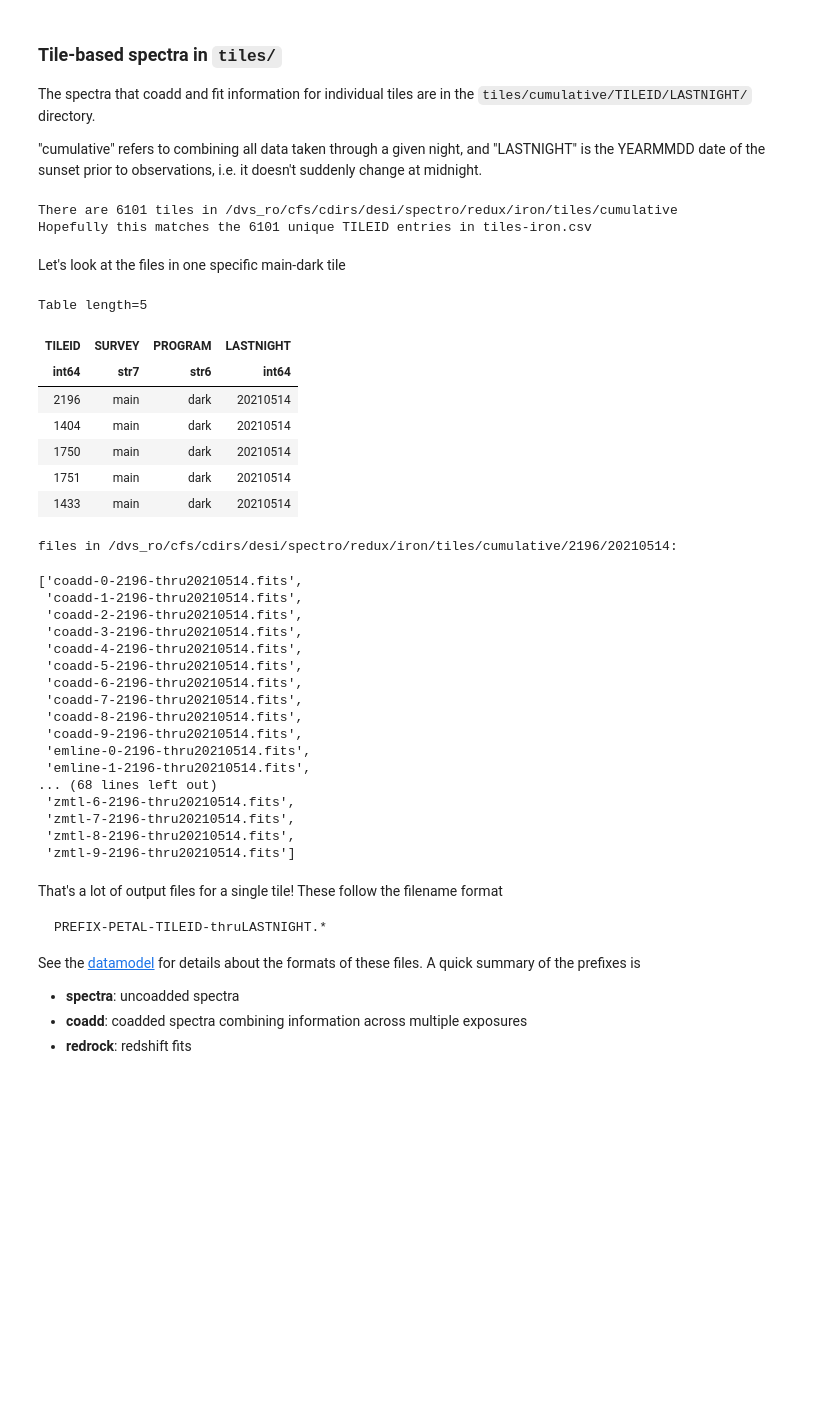
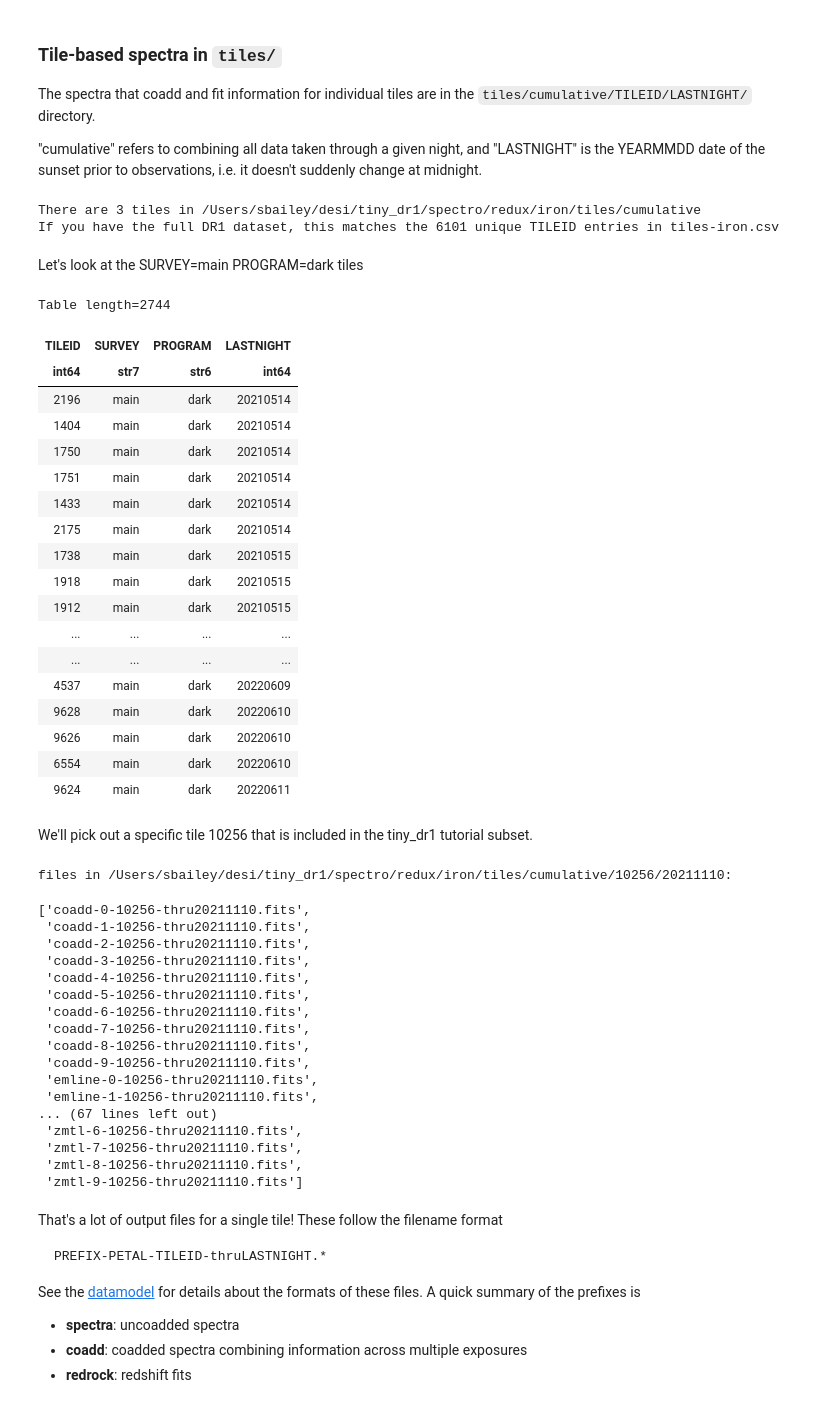
Before and after one commit to desihub/tutorials, a Jupyter notebook: 01_getting_started/03_DataOrganization.ipynb, the cells around one changed output. Drawn from its saved outputs; the diff is of its cells as text; code cells hidden in the pictures; blank space fills up the shorter version.

````diff
--- a/01_getting_started/03_DataOrganization.ipynb
+++ b/01_getting_started/03_DataOrganization.ipynb
@@ -207,49 +184,64 @@ tiles_dir = f'{specprod_dir}/tiles/cumulative'
 ntiles_in_dir = len(os.listdir(tiles_dir))
 ntiles_in_table = len(np.unique(tiles_table['TILEID']))
 print(f'There are {ntiles_in_dir} tiles in {tiles_dir}')
-print(f'Hopefully this matches the {ntiles_in_table} unique TILEID entries in {os.path.basename(tiles_file)}')
+print(f'If you have the full DR1 dataset, this matches the {ntiles_in_table} unique TILEID entries in {os.path.basename(tiles_file)}')
 # %% [output]
-There are 6101 tiles in /dvs_ro/cfs/cdirs/desi/spectro/redux/iron/tiles/cumulative
-Hopefully this matches the 6101 unique TILEID entries in tiles-iron.csv
+There are 3 tiles in /Users/sbailey/desi/tiny_dr1/spectro/redux/iron/tiles/cumulative
+If you have the full DR1 dataset, this matches the 6101 unique TILEID entries in tiles-iron.csv
 # %% [markdown]
-Let's look at the files in one specific main-dark tile
+Let's look at the SURVEY=main PROGRAM=dark tiles
 # %%
 is_main_dark = (tiles_table['SURVEY']=='main') & (tiles_table['PROGRAM']=='dark')
-tiles_table['TILEID', 'SURVEY', 'PROGRAM', 'LASTNIGHT'][is_main_dark][0:5]
+tiles_table['TILEID', 'SURVEY', 'PROGRAM', 'LASTNIGHT'][is_main_dark]
 # %% [output]
-Table length=5
+Table length=2744
 | TILEID | SURVEY | PROGRAM | LASTNIGHT |
 | int64 | str7 | str6 | int64 |
 | 2196 | main | dark | 20210514 |
 | 1404 | main | dark | 20210514 |
 | 1750 | main | dark | 20210514 |
 | 1751 | main | dark | 20210514 |
 | 1433 | main | dark | 20210514 |
+| 2175 | main | dark | 20210514 |
+| 1738 | main | dark | 20210515 |
+| 1918 | main | dark | 20210515 |
+| 1912 | main | dark | 20210515 |
+| ... | ... | ... | ... |
+| ... | ... | ... | ... |
+| 4537 | main | dark | 20220609 |
+| 9628 | main | dark | 20220610 |
+| 9626 | main | dark | 20220610 |
+| 6554 | main | dark | 20220610 |
+| 9624 | main | dark | 20220611 |
+# %% [markdown]
+We'll pick out a specific tile 10256 that is included in the tiny_dr1 tutorial subset.
 # %%
-tileid = tiles_table['TILEID'][is_main_dark][0]
-lastnight = tiles_table['LASTNIGHT'][is_main_dark][0]
+tileid = 10256
+i = np.where(tiles_table['TILEID'] == tileid)[0][0]
+
+lastnight = tiles_table['LASTNIGHT'][i]
 tile_dir = f'{specprod_dir}/tiles/cumulative/{tileid}/{lastnight}'
 print(f'files in {tile_dir}:')
 sorted(os.listdir(tile_dir))
 # %% [output]
-files in /dvs_ro/cfs/cdirs/desi/spectro/redux/iron/tiles/cumulative/2196/20210514:
+files in /Users/sbailey/desi/tiny_dr1/spectro/redux/iron/tiles/cumulative/10256/20211110:
-['coadd-0-2196-thru20210514.fits',
- 'coadd-1-2196-thru20210514.fits',
- 'coadd-2-2196-thru20210514.fits',
- 'coadd-3-2196-thru20210514.fits',
- 'coadd-4-2196-thru20210514.fits',
- 'coadd-5-2196-thru20210514.fits',
- 'coadd-6-2196-thru20210514.fits',
- 'coadd-7-2196-thru20210514.fits',
- 'coadd-8-2196-thru20210514.fits',
- 'coadd-9-2196-thru20210514.fits',
- 'emline-0-2196-thru20210514.fits',
- 'emline-1-2196-thru20210514.fits',
-... (68 lines left out)
- 'zmtl-6-2196-thru20210514.fits',
- 'zmtl-7-2196-thru20210514.fits',
- 'zmtl-8-2196-thru20210514.fits',
- 'zmtl-9-2196-thru20210514.fits']
+['coadd-0-10256-thru20211110.fits',
+ 'coadd-1-10256-thru20211110.fits',
+ 'coadd-2-10256-thru20211110.fits',
+ 'coadd-3-10256-thru20211110.fits',
+ 'coadd-4-10256-thru20211110.fits',
+ 'coadd-5-10256-thru20211110.fits',
+ 'coadd-6-10256-thru20211110.fits',
+ 'coadd-7-10256-thru20211110.fits',
+ 'coadd-8-10256-thru20211110.fits',
+ 'coadd-9-10256-thru20211110.fits',
+ 'emline-0-10256-thru20211110.fits',
+ 'emline-1-10256-thru20211110.fits',
+... (67 lines left out)
+ 'zmtl-6-10256-thru20211110.fits',
+ 'zmtl-7-10256-thru20211110.fits',
+ 'zmtl-8-10256-thru20211110.fits',
+ 'zmtl-9-10256-thru20211110.fits']
 # %% [markdown]
 That's a lot of output files for a single tile!  These follow the filename format
 ```
````
Also changed, not shown: parts of 17 cells of this notebook, 2 other files.
